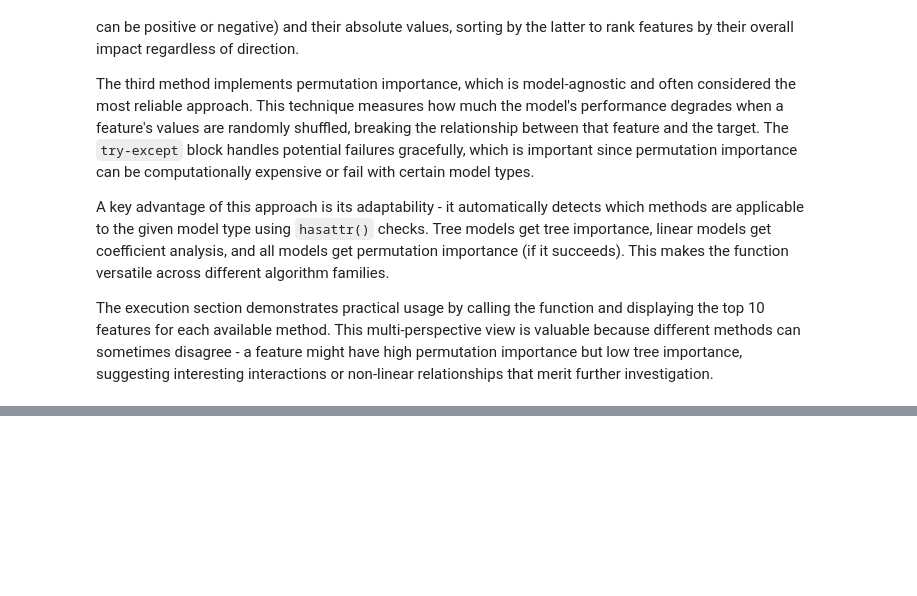
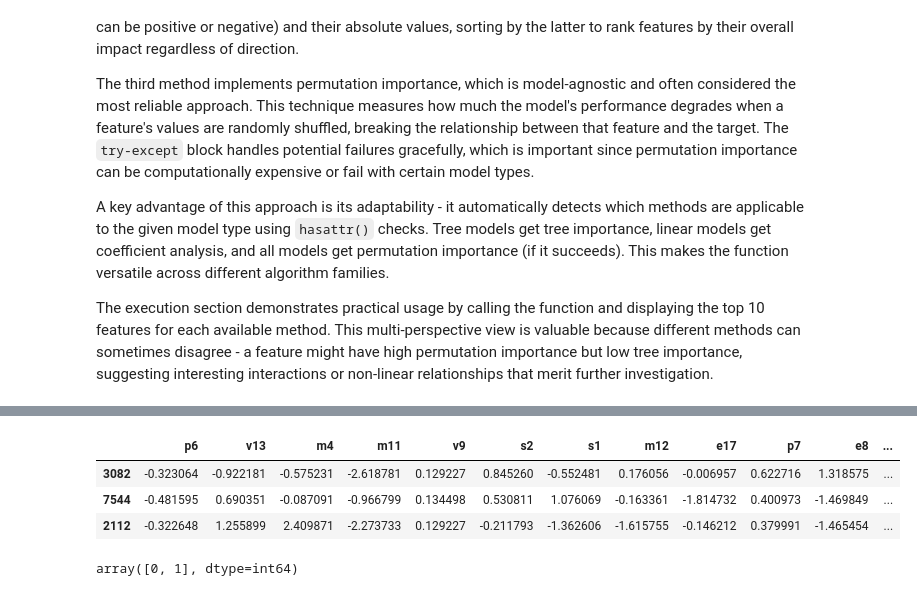
Before and after one commit to scimmione1/FromZeroToQuant-, a Jupyter notebook: 07_kaggle_competitions/02_Hull Tactical - Market Prediction/02_Hull Tactical - Market Prediction - ml analysis.ipynb, the cells around one changed output, grey strips where cells are left out. Saved outputs shown, nothing was run; the diff lists cells and outputs as text; code cells hidden in the pictures; blank space fills up the shorter version.

```diff
--- a/07_kaggle_competitions/02_Hull Tactical - Market Prediction/02_Hull Tactical - Market Prediction - ml analysis.ipynb
+++ b/07_kaggle_competitions/02_Hull Tactical - Market Prediction/02_Hull Tactical - Market Prediction - ml analysis.ipynb
@@ -745,0 +760,11 @@ The execution section demonstrates practical usage by calling the function and d
+# %%
+selected_data.sample(3)
+# %% [output]
+|  | p6 | v13 | m4 | m11 | v9 | s2 | s1 | m12 | e17 | p7 | e8 | ... |
+| 3082 | -0.323064 | -0.922181 | -0.575231 | -2.618781 | 0.129227 | 0.845260 | -0.552481 | 0.176056 | -0.006957 | 0.622716 | 1.318575 | ... |
+| 7544 | -0.481595 | 0.690351 | -0.087091 | -0.966799 | 0.134498 | 0.530811 | 1.076069 | -0.163361 | -1.814732 | 0.400973 | -1.469849 | ... |
+| 2112 | -0.322648 | 1.255899 | 2.409871 | -2.273733 | 0.129227 | -0.211793 | -1.362606 | -1.615755 | -0.146212 | 0.379991 | -1.465454 | ... |
+# %%
+selected_data.d8.unique()
+# %% [output]
+array([0, 1], dtype=int64)
```
Also changed, not shown: parts of 1 cell of this notebook.
